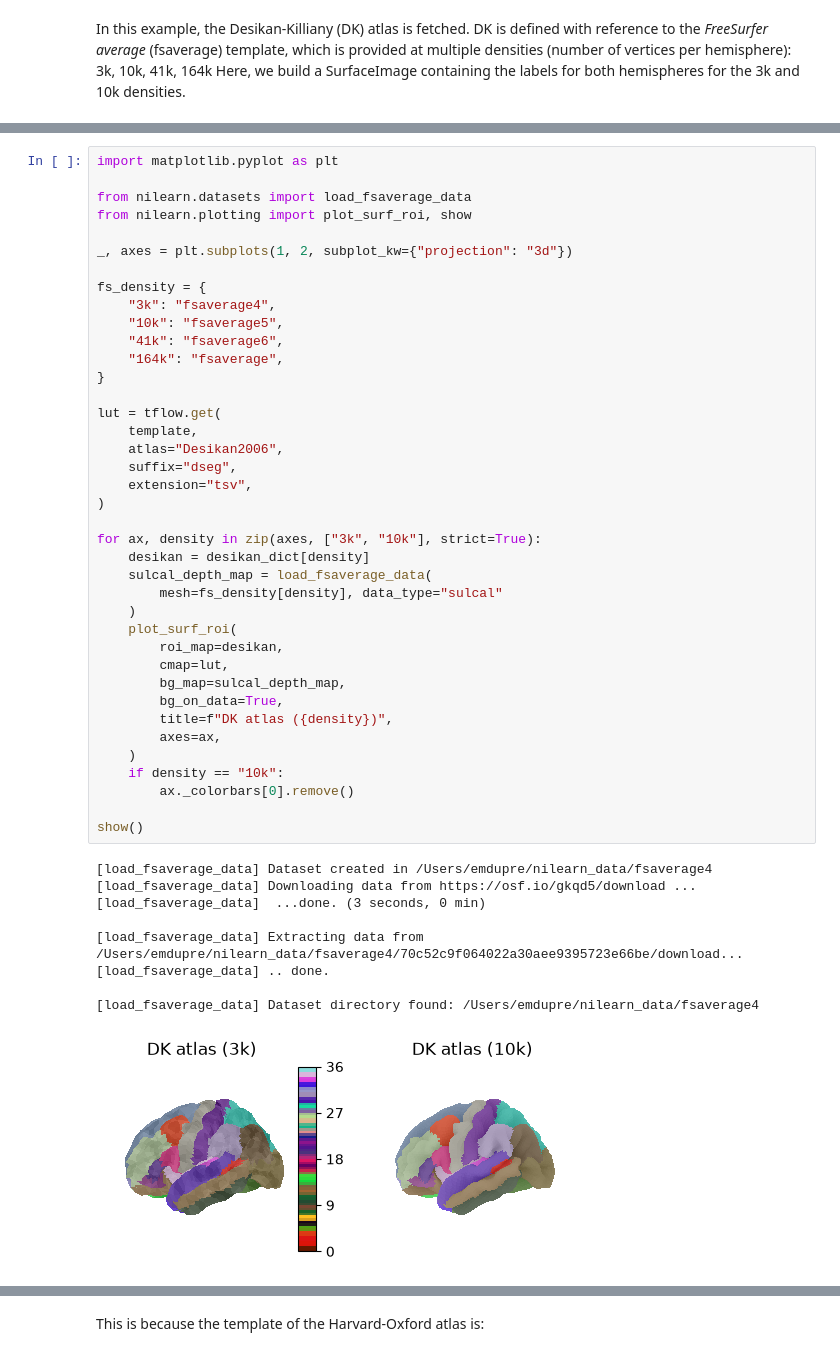
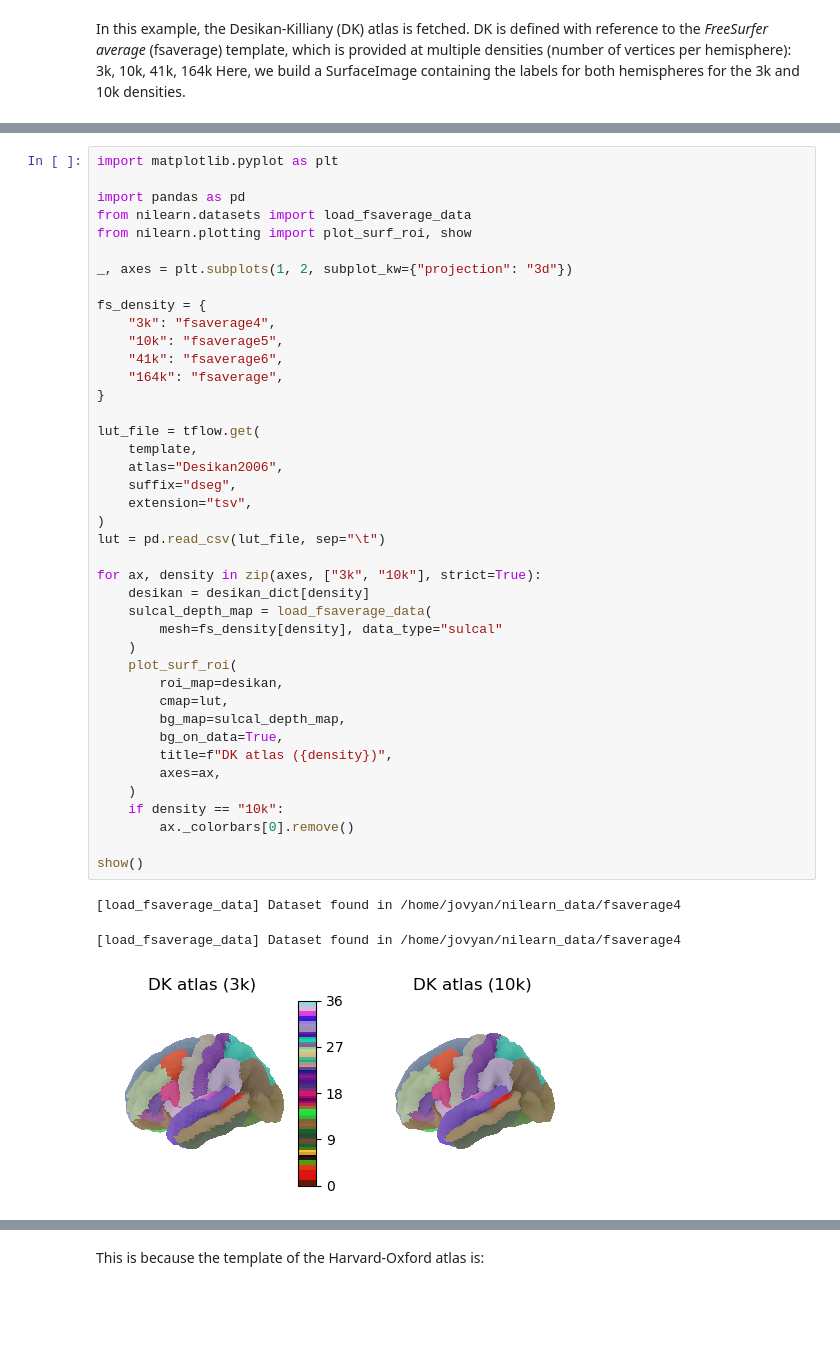
Before and after one commit to Neurohackademy2026/curriculum, a Jupyter notebook: breakouts/dupre_nilearn_additional_atlases.ipynb, the cells around one changed output, grey strips where cells are left out. Saved outputs shown, nothing was run; the diff lists cells and outputs as text; blank space fills up the shorter version.

```diff
--- a/breakouts/dupre_nilearn_additional_atlases.ipynb
+++ b/breakouts/dupre_nilearn_additional_atlases.ipynb
@@ -125,6 +102,7 @@ to the corresponding fsaverage data that Nilearn can fetch directly.
 # %%
 import matplotlib.pyplot as plt
 
+import pandas as pd
 from nilearn.datasets import load_fsaverage_data
 from nilearn.plotting import plot_surf_roi, show
 
@@ -134,41 +112,36 @@ fs_density = {
     "3k": "fsaverage4",
     "10k": "fsaverage5",
     "41k": "fsaverage6",
     "164k": "fsaverage",
 }
 
-lut = tflow.get(
+lut_file = tflow.get(
     template,
     atlas="Desikan2006",
     suffix="dseg",
     extension="tsv",
 )
+lut = pd.read_csv(lut_file, sep="\t")
 
 for ax, density in zip(axes, ["3k", "10k"], strict=True):
     desikan = desikan_dict[density]
     sulcal_depth_map = load_fsaverage_data(
         mesh=fs_density[density], data_type="sulcal"
     )
     plot_surf_roi(
         roi_map=desikan,
         cmap=lut,
         bg_map=sulcal_depth_map,
         bg_on_data=True,
         title=f"DK atlas ({density})",
         axes=ax,
     )
     if density == "10k":
         ax._colorbars[0].remove()
 
 show()
 # %% [output]
-[load_fsaverage_data] Dataset created in /Users/emdupre/nilearn_data/fsaverage4
-[load_fsaverage_data] Downloading data from https://osf.io/gkqd5/download ...
-[load_fsaverage_data]  ...done. (3 seconds, 0 min)
-
-[load_fsaverage_data] Extracting data from /Users/emdupre/nilearn_data/fsaverage4/70c52c9f064022a30aee9395723e66be/download...
-[load_fsaverage_data] .. done.
-
-[load_fsaverage_data] Dataset directory found: /Users/emdupre/nilearn_data/fsaverage4
+[load_fsaverage_data] Dataset found in /home/jovyan/nilearn_data/fsaverage4
+[load_fsaverage_data] Dataset found in /home/jovyan/nilearn_data/fsaverage4
-[figure, old version]
+[figure, new version]
 # %% [markdown]
```
Also changed, not shown: parts of 18 cells of this notebook.
